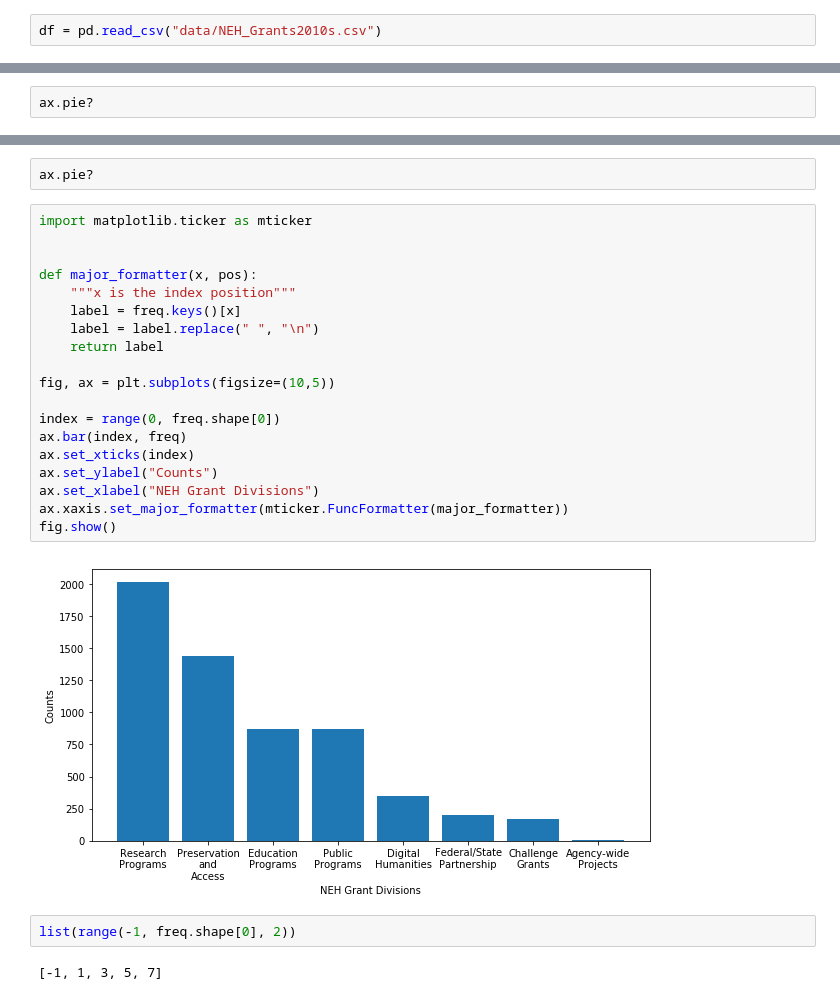
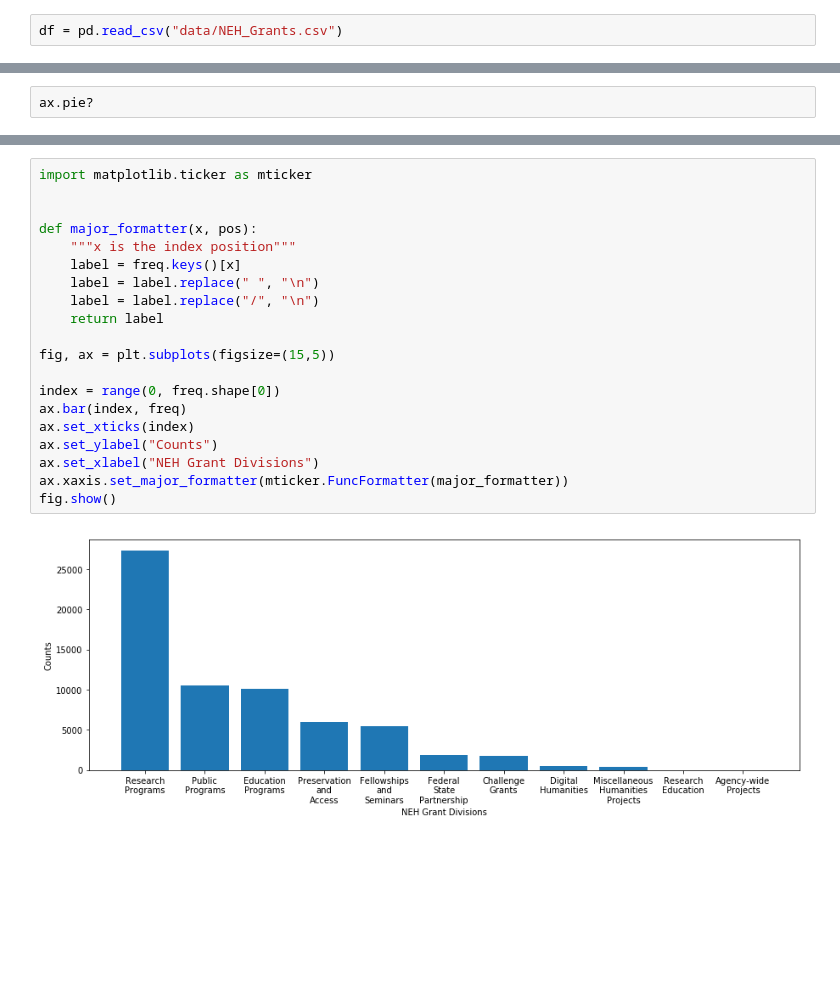
Before and after one commit to story645/neh, a Jupyter notebook: matplotlib_tutorial.ipynb, the cells around one changed output, grey strips where cells are left out. Cells and saved outputs as stored; diff of their text form; blank space fills up the shorter version.

```diff
--- a/matplotlib_tutorial.ipynb
+++ b/matplotlib_tutorial.ipynb
@@ -38,7 +39,7 @@ pd.__version__
 # %% [output]
 '0.19.2'
 # %%
-df = pd.read_csv("data/NEH_Grants2010s.csv")
+df = pd.read_csv("data/NEH_Grants.csv")
 # %%
 df.info()
 # %% [output]
@@ -127,30 +135,25 @@ fig.show()
-# %%
-ax.pie?
 # %%
 import matplotlib.ticker as mticker
 
 
 def major_formatter(x, pos):
     """x is the index position"""
     label = freq.keys()[x]
     label = label.replace(" ", "\n")
+    label = label.replace("/", "\n")
     return label
 
-fig, ax = plt.subplots(figsize=(10,5))
+fig, ax = plt.subplots(figsize=(15,5))
 
 index = range(0, freq.shape[0])
 ax.bar(index, freq)
 ax.set_xticks(index)
 ax.set_ylabel("Counts")
 ax.set_xlabel("NEH Grant Divisions")
 ax.xaxis.set_major_formatter(mticker.FuncFormatter(major_formatter))
 fig.show()
 # %% [output]
-[figure, old version]
+[figure, new version]
-# %%
-list(range(-1, freq.shape[0], 2))
-# %% [output]
-[-1, 1, 3, 5, 7]
 # %%
 # what about quantative oriented plots?
 df.describe()
```
Also changed, not shown: parts of 36 cells of this notebook, 1 other file.
